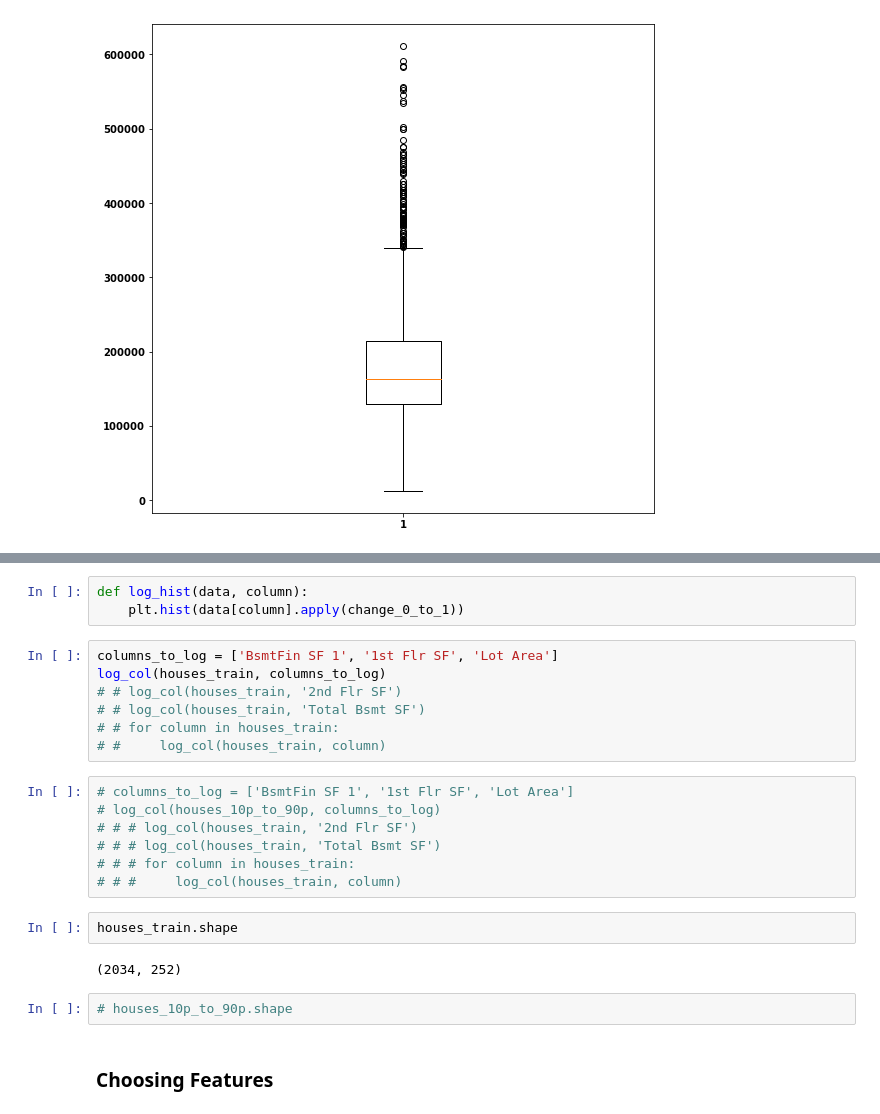
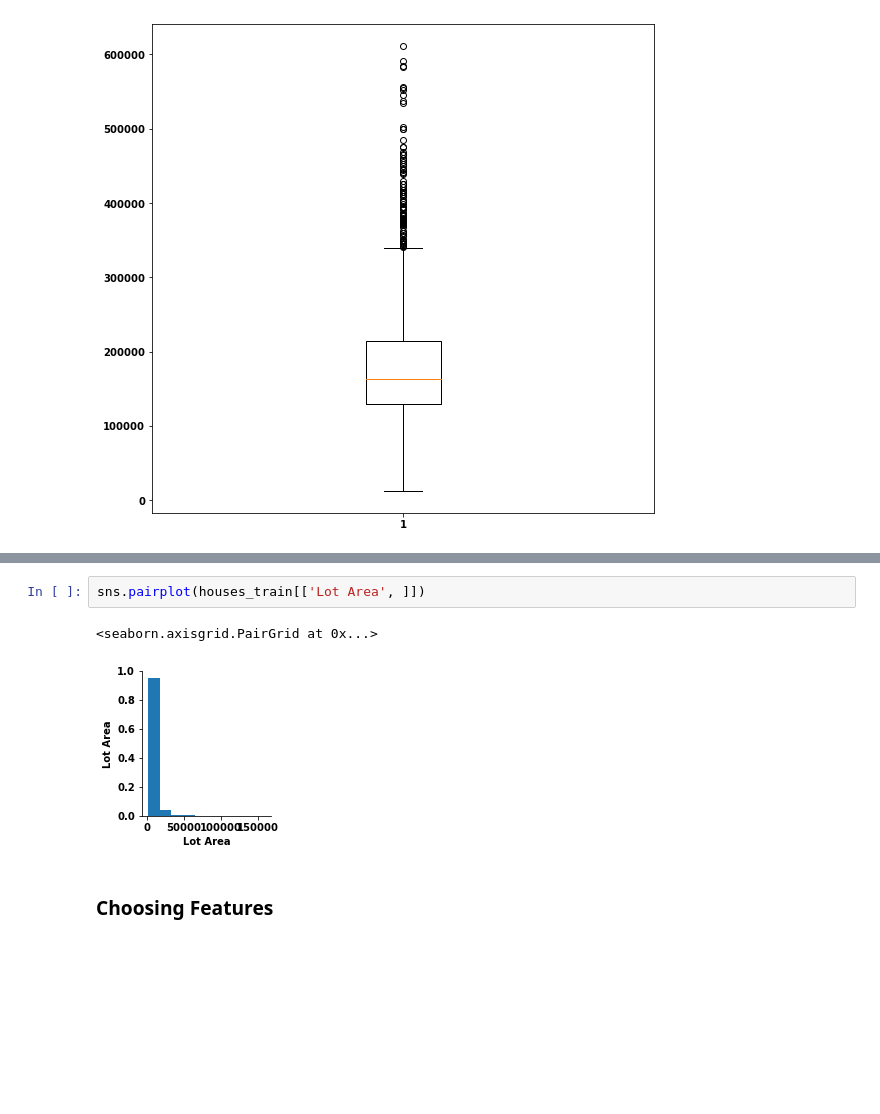
Before and after one commit to EricHeidbreder/GA_projects, a Jupyter notebook: projects/project_2-master/clean_notebook.ipynb, the cells around one changed output, grey strips where cells are left out. Drawn from its saved outputs; the diff is of its cells as text; blank space fills up the shorter version.

```diff
--- a/projects/project_2-master/clean_notebook.ipynb
+++ b/projects/project_2-master/clean_notebook.ipynb
@@ -192,26 +51,8 @@ def log_col(data, columns):
-# %%
-def log_hist(data, column):
-    plt.hist(data[column].apply(change_0_to_1))
-# %%
-columns_to_log = ['BsmtFin SF 1', '1st Flr SF', 'Lot Area']
-log_col(houses_train, columns_to_log)
-# # log_col(houses_train, '2nd Flr SF')
-# # log_col(houses_train, 'Total Bsmt SF')
-# # for column in houses_train:
-# #     log_col(houses_train, column)
-# %%
-# columns_to_log = ['BsmtFin SF 1', '1st Flr SF', 'Lot Area']
-# log_col(houses_10p_to_90p, columns_to_log)
-# # # log_col(houses_train, '2nd Flr SF')
-# # # log_col(houses_train, 'Total Bsmt SF')
-# # # for column in houses_train:
-# # #     log_col(houses_train, column)
-# %%
-houses_train.shape
-# %% [output]
-(2034, 252)
-# %%
-# houses_10p_to_90p.shape
+# %%
+sns.pairplot(houses_train[['Lot Area', ]])
+# %% [output]
+<seaborn.axisgrid.PairGrid at 0x...>
+[figure, added]
 # %% [markdown]
 ### Choosing Features
 # %%
```
Also changed, not shown: parts of 61 cells of this notebook, 26 other files.
